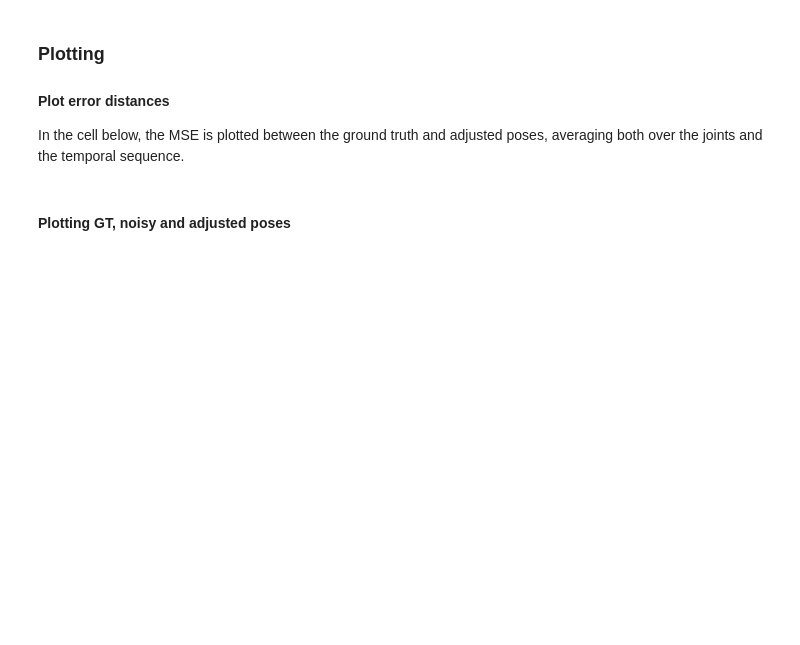
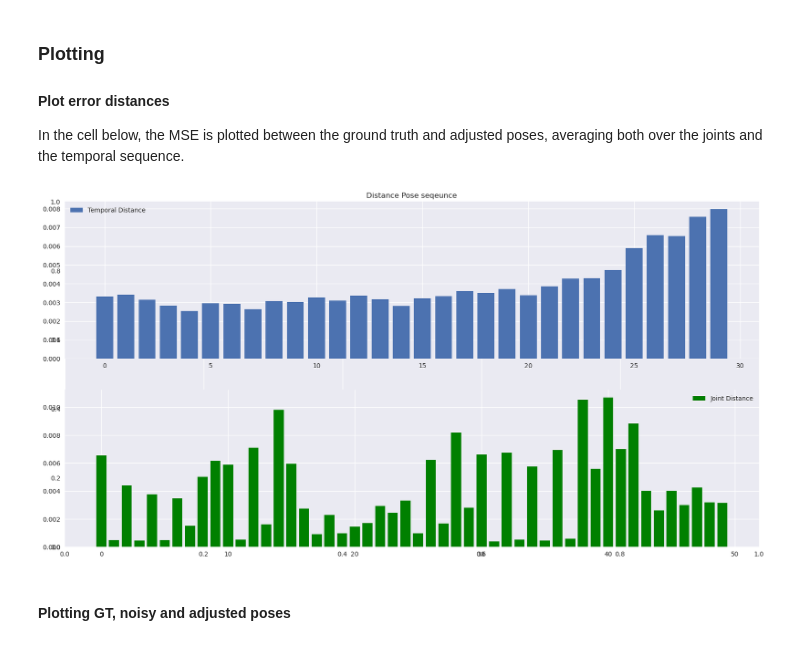
Before and after one commit to LVOL98/IML_Introduction-to-Machine-Learning, a Jupyter notebook: iml-repo/vscode/02-material/W06/02-Missing_data.ipynb, the cells around one changed output. Drawn from its saved outputs; the diff is of its cells as text; code cells hidden in the pictures; blank space fills up the shorter version.

```diff
--- a/iml-repo/vscode/02-material/W06/02-Missing_data.ipynb
+++ b/iml-repo/vscode/02-material/W06/02-Missing_data.ipynb
@@ -53,7 +45,7 @@ From the ground truth dataset (`GT_poses`
 import numpy as np
 import seaborn as sns
 import matplotlib.pyplot as plt
-plt.style.use('seaborn')
+plt.style.use('seaborn-v0_8')
 np.random.seed(42)
 GT_poses  = np.load("data/Input_Poses.npy")
 Noisy_poses = np.load('data/Noisy_poses.npy')
@@ -212,7 +217,18 @@ def mean_imputer(data):
     Returns:
     - numpy.array: Data with missing entries imputed using the mean value.
     """
-    #write code here ...
+
+    samples_count, sequence_length, features_count = data.shape
+    imputed_data = data.copy()
+
+    means = []
+    for feature_index in range(features_count):
+        feature_data = imputed_data[:, :, feature_index]
+        mean = np.nanmean(feature_data)
+
+        imputed_data[:, :, feature_index] = np.nan_to_num(feature_data, nan=mean)
+
+    return imputed_data
 # %% [markdown]
 
 ---
@@ -295,3 +311,14 @@ Evaluate the performance of each imputation approach by comparing the adjusted d
 #adjusted_data1 =  filling_missing(Noisy_poses)
 #error1 = MSE(adjusted_data1,GT_poses,avg='None')
 #print(f'The MSE of the data adjusted with filling in zeros: {error1}')
+
+def mse_print_helper(method, mse):
+    print(f'The MSE of the adjusted data using {method} is: {mse}')
+
+adjusted_data_1 = filling_missing(Noisy_poses, 0)
+error_adjusted_1 = MSE(adjusted_data_1, GT_poses, avg='None')
+mse_print_helper("filling with 0's", error_adjusted_1)
+
+adjusted_data_2 = mean_imputer(Noisy_poses)
+error_adjusted_2 = MSE(adjusted_data_2, GT_poses, avg='None')
+mse_print_helper("the mean imputer", error_adjusted_2)
@@ -301,16 +331,19 @@ Evaluate the performance of each imputation approach by comparing the adjusted d
 In the cell below, the MSE is plotted between the ground truth and adjusted poses, averaging both over the joints and the temporal sequence.
 # %%
 ## Your should only run this cell after completing the exercise above
-Dist1 = MSE(adjusted_data3,GT_poses)
+adjusted_data = adjusted_data_2
+Dist1 = MSE(adjusted_data, GT_poses)
 plt.figure(figsize=(20,10))
 plt.title('Distance Pose seqeunce')
 plt.subplot(2,1,1)
 plt.bar(np.arange(len(Dist1)), Dist1, align='center',label='Temporal Distance')
 plt.legend()
 plt.subplot(2,1,2)
-Dist2 = MSE(adjusted_data3,GT_poses,avg='Joint')
+Dist2 = MSE(adjusted_data, GT_poses,avg='Joint')
 plt.bar(np.arange(len(Dist2)), Dist2, align='center',color='green',label='Joint Distance')
 plt.legend();
+# %% [output]
+[figure, added]
 # %% [markdown]
 #### Plotting GT, noisy and adjusted poses
 # %%
```
Also changed, not shown: parts of 13 cells of this notebook.
